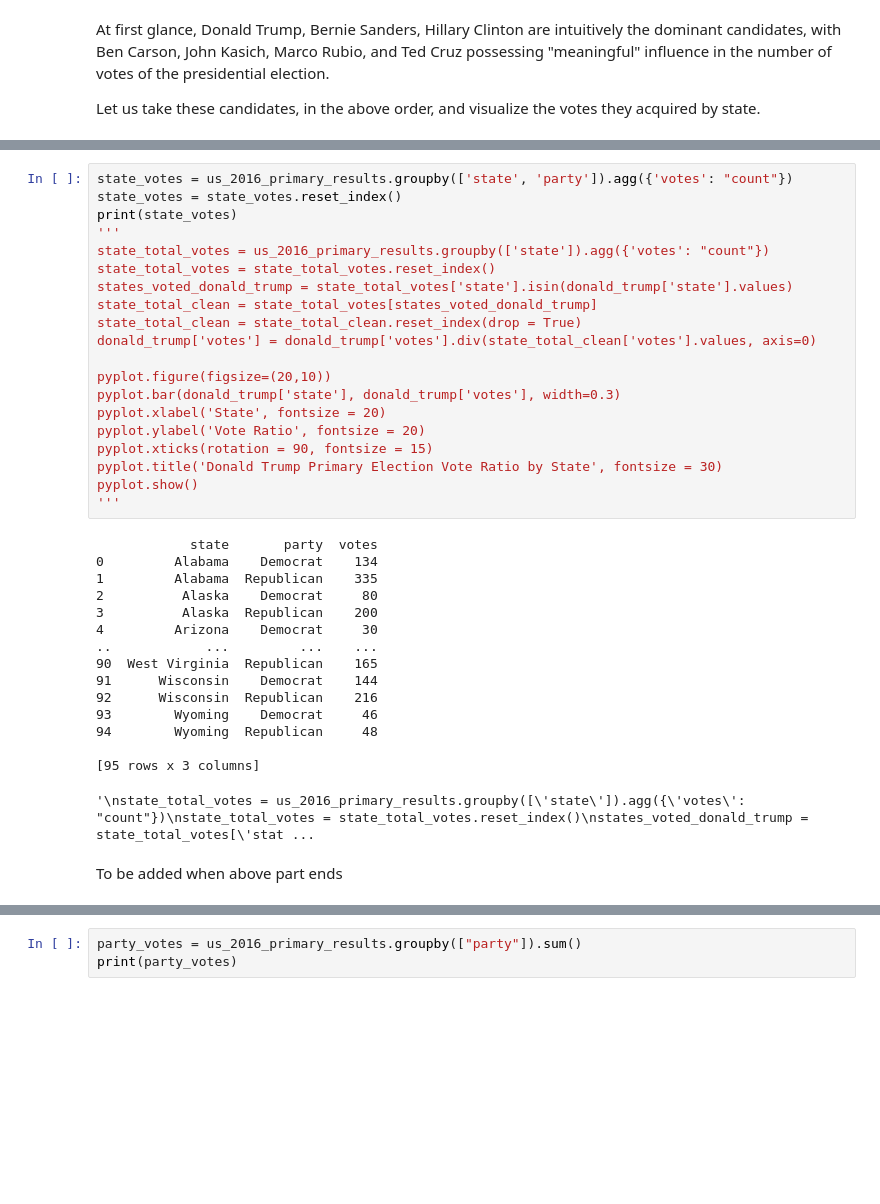
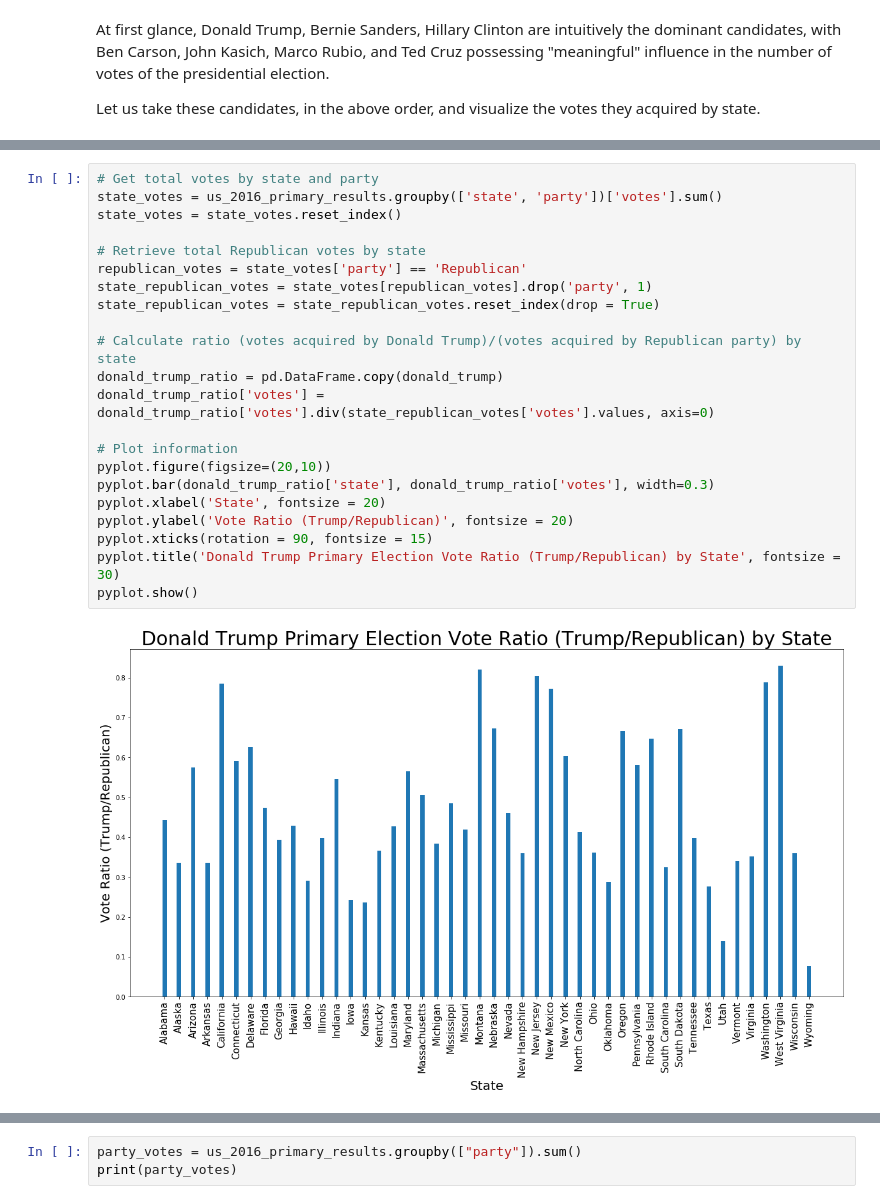
Before and after one commit to andy-thedev/USA-Elections-2016, a Jupyter notebook: primary_results_analysis.ipynb, the cells around one changed output, grey strips where cells are left out. Cells and saved outputs as stored; diff of their text form; blank space fills up the shorter version.

```diff
--- a/primary_results_analysis.ipynb
+++ b/primary_results_analysis.ipynb
@@ -98,38 +100,24 @@ We may notice very high vote counts from states: Massachusetts, Texas, and Vermo
 # %%
-state_votes = us_2016_primary_results.groupby(['state', 'party']).agg({'votes': "count"})
+# Get total votes by state and party
+state_votes = us_2016_primary_results.groupby(['state', 'party'])['votes'].sum()
 state_votes = state_votes.reset_index()
-print(state_votes)
-'''
-state_total_votes = us_2016_primary_results.groupby(['state']).agg({'votes': "count"})
-state_total_votes = state_total_votes.reset_index()
-states_voted_donald_trump = state_total_votes['state'].isin(donald_trump['state'].values)
-state_total_clean = state_total_votes[states_voted_donald_trump]
-state_total_clean = state_total_clean.reset_index(drop = True)
-donald_trump['votes'] = donald_trump['votes'].div(state_total_clean['votes'].values, axis=0)
 
+# Retrieve total Republican votes by state
+republican_votes = state_votes['party'] == 'Republican'
+state_republican_votes = state_votes[republican_votes].drop('party', 1)
+state_republican_votes = state_republican_votes.reset_index(drop = True)
+
+# Calculate ratio (votes acquired by Donald Trump)/(votes acquired by Republican party) by state
+donald_trump_ratio = pd.DataFrame.copy(donald_trump)
+donald_trump_ratio['votes'] = donald_trump_ratio['votes'].div(state_republican_votes['votes'].values, axis=0)
+
+# Plot information
 pyplot.figure(figsize=(20,10))
-pyplot.bar(donald_trump['state'], donald_trump['votes'], width=0.3)
+pyplot.bar(donald_trump_ratio['state'], donald_trump_ratio['votes'], width=0.3)
 pyplot.xlabel('State', fontsize = 20)
-pyplot.ylabel('Vote Ratio', fontsize = 20)
+pyplot.ylabel('Vote Ratio (Trump/Republican)', fontsize = 20)
 pyplot.xticks(rotation = 90, fontsize = 15)
-pyplot.title('Donald Trump Primary Election Vote Ratio by State', fontsize = 30)
+pyplot.title('Donald Trump Primary Election Vote Ratio (Trump/Republican) by State', fontsize = 30)
 pyplot.show()
-'''
 # %% [output]
-            state       party  votes
-0         Alabama    Democrat    134
-1         Alabama  Republican    335
-2          Alaska    Democrat     80
-3          Alaska  Republican    200
-4         Arizona    Democrat     30
-..            ...         ...    ...
-90  West Virginia  Republican    165
-91      Wisconsin    Democrat    144
-92      Wisconsin  Republican    216
-93        Wyoming    Democrat     46
-94        Wyoming  Republican     48
-
-[95 rows x 3 columns]
-'\nstate_total_votes = us_2016_primary_results.groupby([\'state\']).agg({\'votes\': "count"})\nstate_total_votes = state_total_votes.reset_index()\nstates_voted_donald_trump = state_total_votes[\'stat ...
+[figure, added]
-# %% [markdown]
-To be added when above part ends
```
Also changed, not shown: parts of 5 cells of this notebook.
